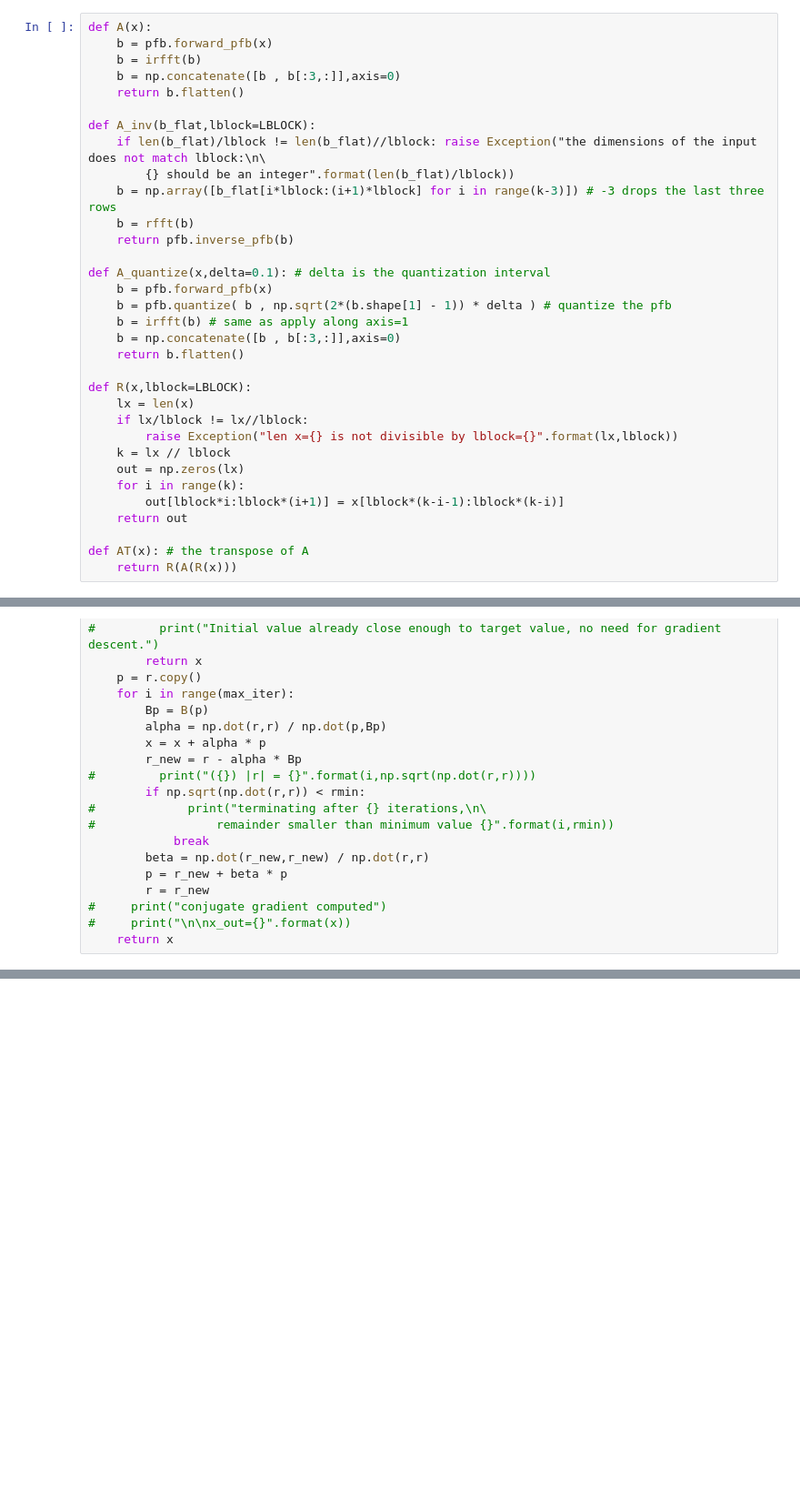
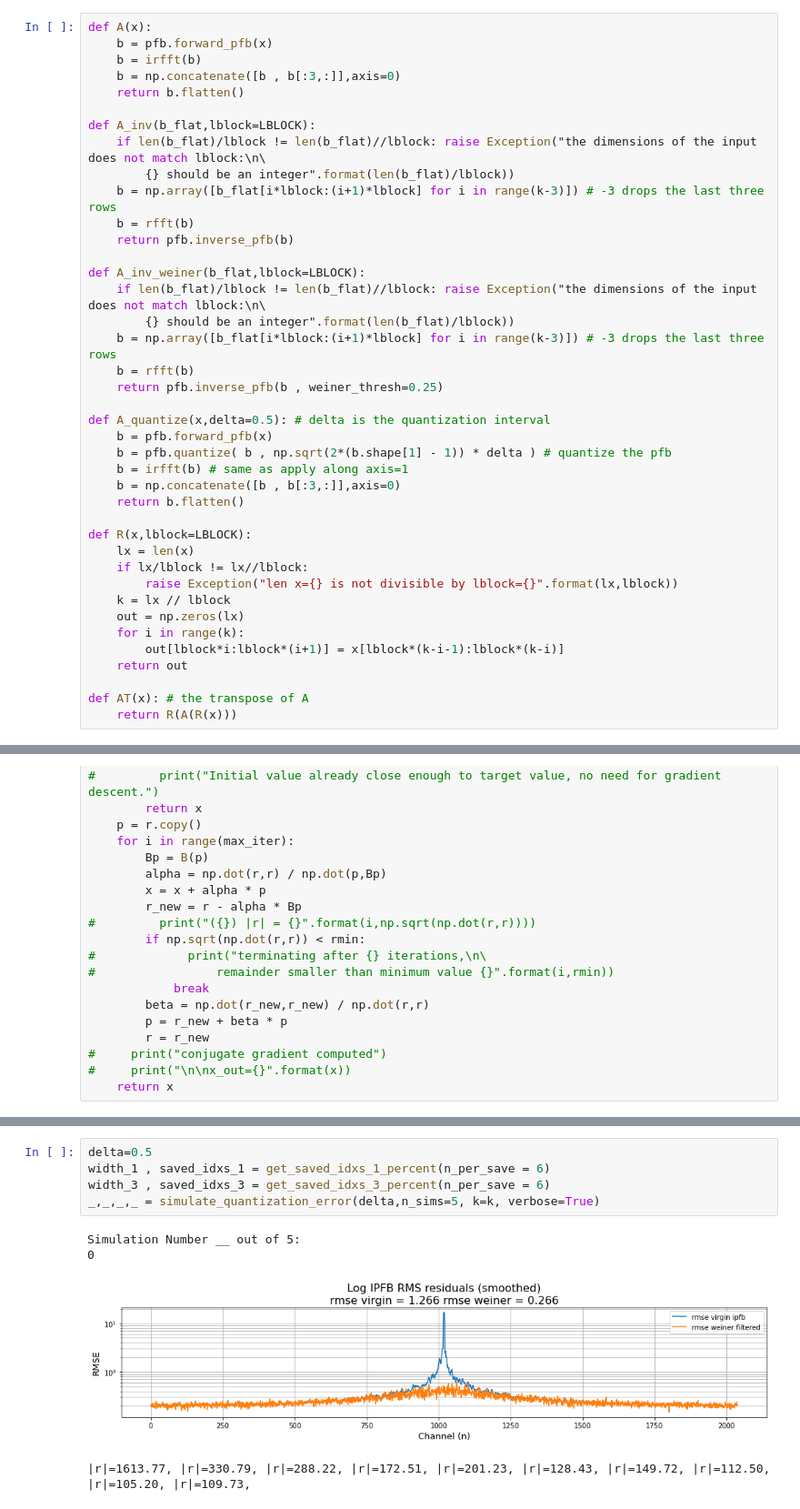
Before and after one commit to dcxSt/pfb-mod, a Jupyter notebook: little_scripts_testing/Conjugat_Gradient1.ipynb, the cells around one changed output, grey strips where cells are left out. Shown at 91% size. Cells and saved outputs as stored; diff of their text form; blank space fills up the shorter version.

```diff
--- a/little_scripts_testing/Conjugat_Gradient1.ipynb
+++ b/little_scripts_testing/Conjugat_Gradient1.ipynb
@@ -21,7 +23,14 @@ def A_inv(b_flat,lblock=LBLOCK):
     b = rfft(b)
     return pfb.inverse_pfb(b)
 
-def A_quantize(x,delta=0.1): # delta is the quantization interval
+def A_inv_weiner(b_flat,lblock=LBLOCK):
+    if len(b_flat)/lblock != len(b_flat)//lblock: raise Exception("the dimensions of the input does not match lblock:\n\
+        {} should be an integer".format(len(b_flat)/lblock))
+    b = np.array([b_flat[i*lblock:(i+1)*lblock] for i in range(k-3)]) # -3 drops the last three rows
+    b = rfft(b)
+    return pfb.inverse_pfb(b , weiner_thresh=0.25)
+
+def A_quantize(x,delta=0.5): # delta is the quantization interval
     b = pfb.forward_pfb(x)
     b = pfb.quantize( b , np.sqrt(2*(b.shape[1] - 1)) * delta ) # quantize the pfb
     b = irfft(b) # same as apply along axis=1
@@ -184,0 +294,10 @@ delta = 0.1
+# %%
+delta=0.5
+width_1 , saved_idxs_1 = get_saved_idxs_1_percent(n_per_save = 6)
+width_3 , saved_idxs_3 = get_saved_idxs_3_percent(n_per_save = 6)
+_,_,_,_ = simulate_quantization_error(delta,n_sims=5, k=k, verbose=True)
+# %% [output]
+Simulation Number __ out of 5:
+0
+[figure, added]
+|r|=1613.77, |r|=330.79, |r|=288.22, |r|=172.51, |r|=201.23, |r|=128.43, |r|=149.72, |r|=112.50, |r|=105.20, |r|=109.73,
```
Also changed, not shown: parts of 29 cells of this notebook, 2 other files.
